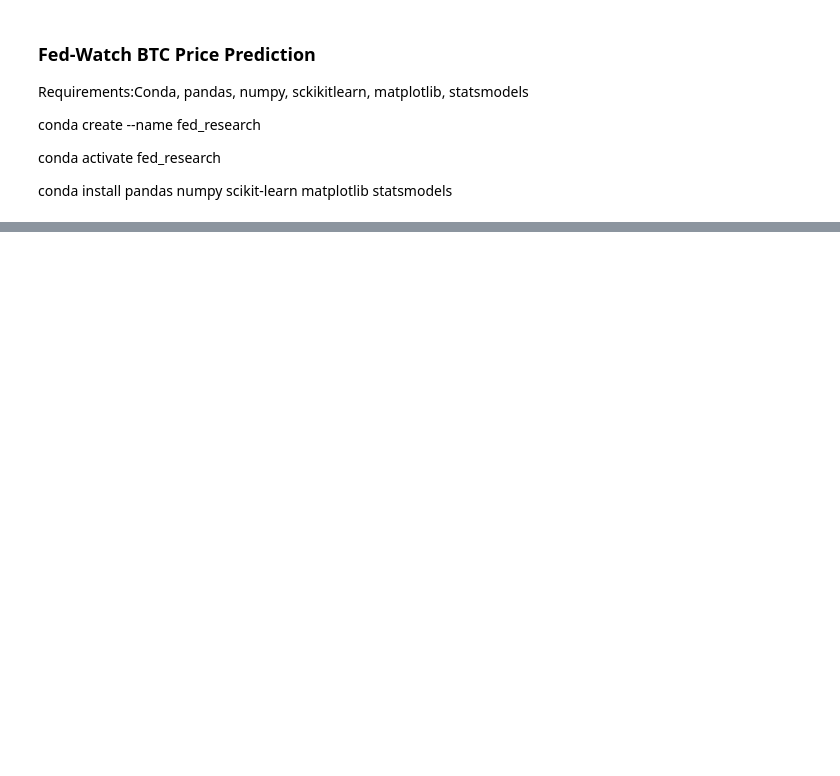
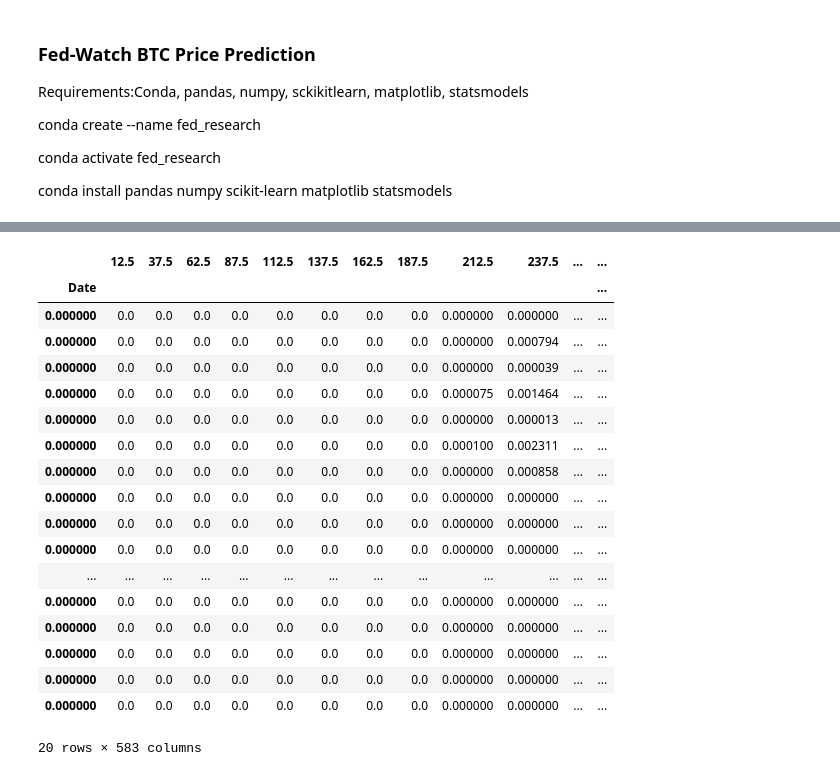
Before and after one commit to Shash23/Federal-Data-Research, a Jupyter notebook: fed_research.ipynb, the cells around one changed output, grey strips where cells are left out. Saved outputs shown, nothing was run; the diff lists cells and outputs as text; code cells hidden in the pictures; blank space fills up the shorter version.

```diff
--- a/fed_research.ipynb
+++ b/fed_research.ipynb
@@ -146,0 +154,25 @@ new_df
+# %%
+test_df = df[:20]
+test_df
+test_df = test_df.apply(pd.to_numeric, errors='coerce')
+test_df
+# %% [output]
+|  | 12.5 | 37.5 | 62.5 | 87.5 | 112.5 | 137.5 | 162.5 | 187.5 | 212.5 | 237.5 | ... | ... |
+| Date |  |  |  |  |  |  |  |  |  |  |  | ... |
+| 0.000000 | 0.0 | 0.0 | 0.0 | 0.0 | 0.0 | 0.0 | 0.0 | 0.0 | 0.000000 | 0.000000 | ... | ... |
+| 0.000000 | 0.0 | 0.0 | 0.0 | 0.0 | 0.0 | 0.0 | 0.0 | 0.0 | 0.000000 | 0.000794 | ... | ... |
+| 0.000000 | 0.0 | 0.0 | 0.0 | 0.0 | 0.0 | 0.0 | 0.0 | 0.0 | 0.000000 | 0.000039 | ... | ... |
+| 0.000000 | 0.0 | 0.0 | 0.0 | 0.0 | 0.0 | 0.0 | 0.0 | 0.0 | 0.000075 | 0.001464 | ... | ... |
+| 0.000000 | 0.0 | 0.0 | 0.0 | 0.0 | 0.0 | 0.0 | 0.0 | 0.0 | 0.000000 | 0.000013 | ... | ... |
+| 0.000000 | 0.0 | 0.0 | 0.0 | 0.0 | 0.0 | 0.0 | 0.0 | 0.0 | 0.000100 | 0.002311 | ... | ... |
+| 0.000000 | 0.0 | 0.0 | 0.0 | 0.0 | 0.0 | 0.0 | 0.0 | 0.0 | 0.000000 | 0.000858 | ... | ... |
+| 0.000000 | 0.0 | 0.0 | 0.0 | 0.0 | 0.0 | 0.0 | 0.0 | 0.0 | 0.000000 | 0.000000 | ... | ... |
+| 0.000000 | 0.0 | 0.0 | 0.0 | 0.0 | 0.0 | 0.0 | 0.0 | 0.0 | 0.000000 | 0.000000 | ... | ... |
+| 0.000000 | 0.0 | 0.0 | 0.0 | 0.0 | 0.0 | 0.0 | 0.0 | 0.0 | 0.000000 | 0.000000 | ... | ... |
+| ... | ... | ... | ... | ... | ... | ... | ... | ... | ... | ... | ... | ... |
+| 0.000000 | 0.0 | 0.0 | 0.0 | 0.0 | 0.0 | 0.0 | 0.0 | 0.0 | 0.000000 | 0.000000 | ... | ... |
+| 0.000000 | 0.0 | 0.0 | 0.0 | 0.0 | 0.0 | 0.0 | 0.0 | 0.0 | 0.000000 | 0.000000 | ... | ... |
+| 0.000000 | 0.0 | 0.0 | 0.0 | 0.0 | 0.0 | 0.0 | 0.0 | 0.0 | 0.000000 | 0.000000 | ... | ... |
+| 0.000000 | 0.0 | 0.0 | 0.0 | 0.0 | 0.0 | 0.0 | 0.0 | 0.0 | 0.000000 | 0.000000 | ... | ... |
+| 0.000000 | 0.0 | 0.0 | 0.0 | 0.0 | 0.0 | 0.0 | 0.0 | 0.0 | 0.000000 | 0.000000 | ... | ... |
+20 rows × 583 columns
```
Also changed, not shown: parts of 12 cells of this notebook.
